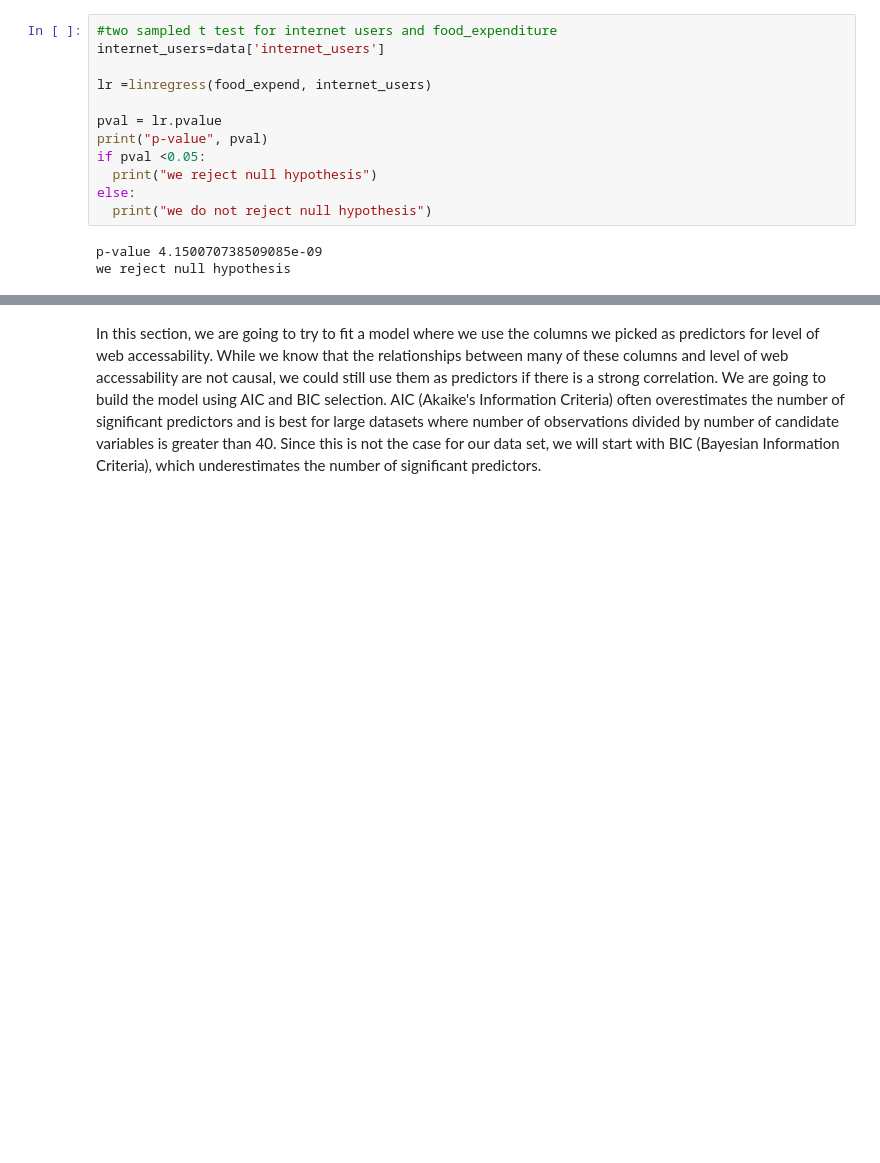
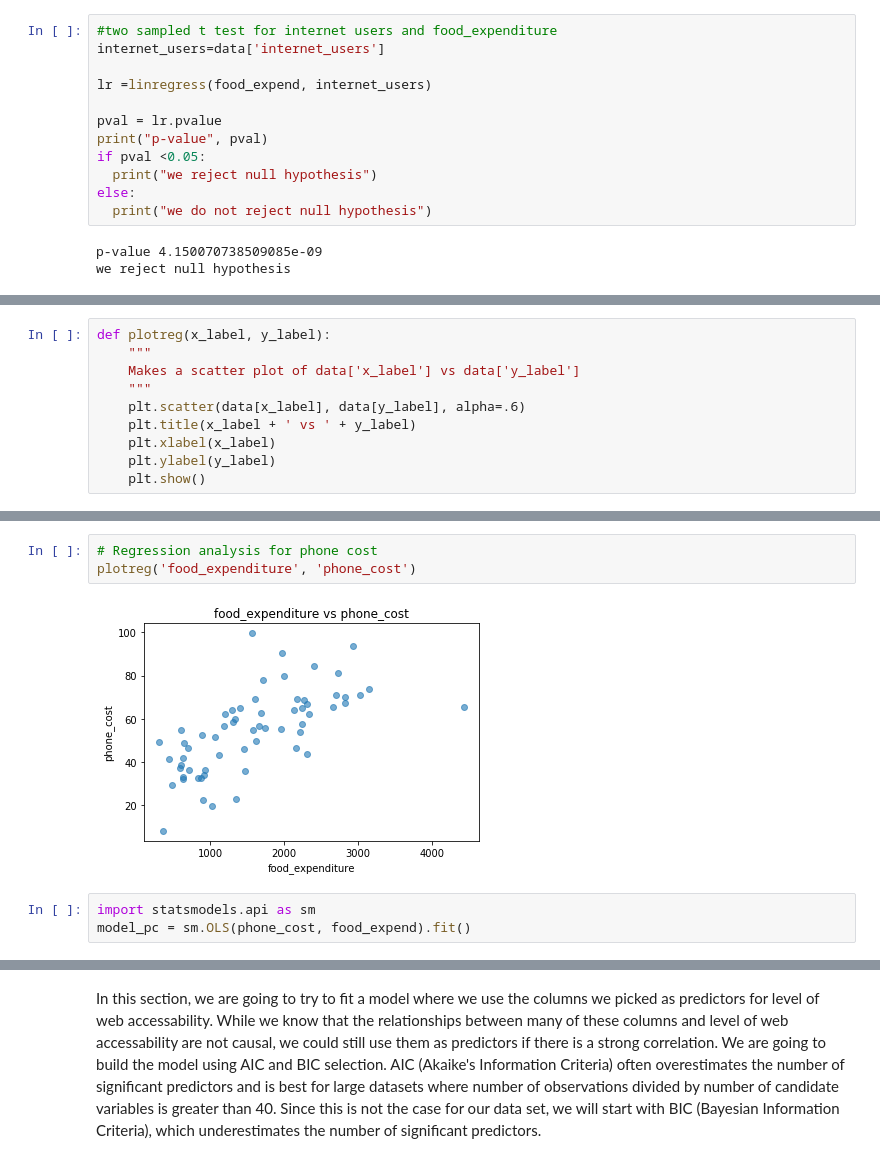
Before and after one commit to tklausner/info2950-project, a Jupyter notebook: INFO2950_Project.ipynb, the cells around one changed output, grey strips where cells are left out. Drawn from its saved outputs; the diff is of its cells as text; blank space fills up the shorter version.

```diff
--- a/INFO2950_Project.ipynb
+++ b/INFO2950_Project.ipynb
@@ -492,0 +485,10 @@ we reject null hypothesis
+# %%
+def plotreg(x_label, y_label):
+    """
+    Makes a scatter plot of data['x_label'] vs data['y_label']
+    """
+    plt.scatter(data[x_label], data[y_label], alpha=.6)
+    plt.title(x_label + ' vs ' + y_label)
+    plt.xlabel(x_label)
+    plt.ylabel(y_label)
+    plt.show()
@@ -492,0 +510,8 @@ we reject null hypothesis
+# %%
+# Regression analysis for phone cost
+plotreg('food_expenditure', 'phone_cost')
+# %% [output]
+[figure, added]
+# %%
+import statsmodels.api as sm
+model_pc = sm.OLS(phone_cost, food_expend).fit()
```
Also changed, not shown: parts of 15 cells of this notebook.
